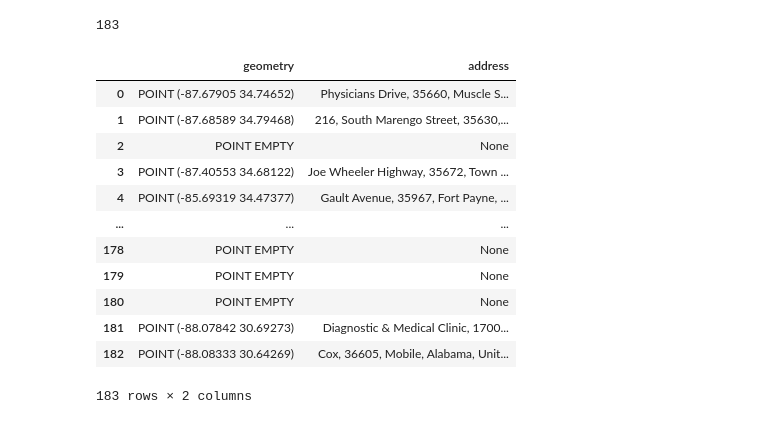
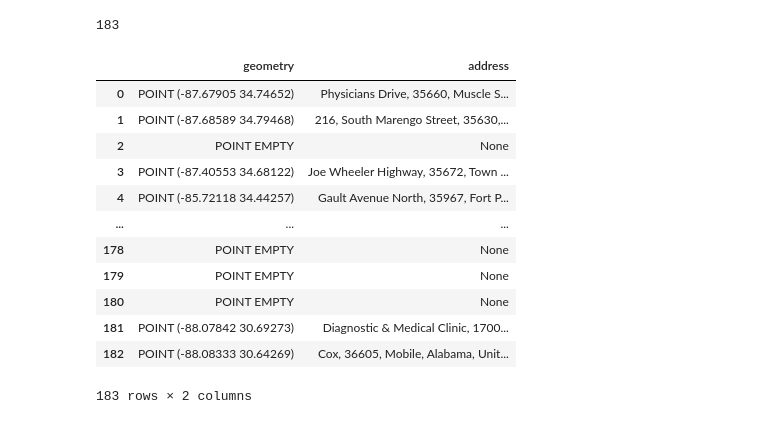
Before and after one commit to jwang3939/HLS_CHC, a Jupyter notebook: exploratory_notebook.ipynb, the cells around one changed output. Cells and saved outputs as stored; diff of their text form; code cells hidden in the pictures.

```diff
--- a/exploratory_notebook.ipynb
+++ b/exploratory_notebook.ipynb
@@ -101,16 +101,17 @@ len(addresses_al) # it's close... allegedly there are 187 CHCs...
 # al1 = pd.DataFrame(addresses_al1)
 # al1.head()
 # %%
-al_locations = gpd.tools.geocode(addresses_al)
+al_locations = gpd.tools.geocode(addresses_al, timeout = 100)
 al_locations
 # filter to point empty, reverse engineer try to find prob from rtf step
+# , "Nominatim", timeout = 5000, user_agent = "jwang.23@dartmouth.edu"
 # %% [output]
 |  | geometry | address |
 | 0 | POINT (-87.67905 34.74652) | Physicians Drive, 35660, Muscle S... |
 | 1 | POINT (-87.68589 34.79468) | 216, South Marengo Street, 35630,... |
 | 2 | POINT EMPTY | None |
 | 3 | POINT (-87.40553 34.68122) | Joe Wheeler Highway, 35672, Town ... |
-| 4 | POINT (-85.69319 34.47377) | Gault Avenue, 35967, Fort Payne, ... |
+| 4 | POINT (-85.72118 34.44257) | Gault Avenue North, 35967, Fort P... |
 | ... | ... | ... |
 | 178 | POINT EMPTY | None |
 | 179 | POINT EMPTY | None |
```
Also changed, not shown: parts of 5 cells of this notebook, 1 other file.
